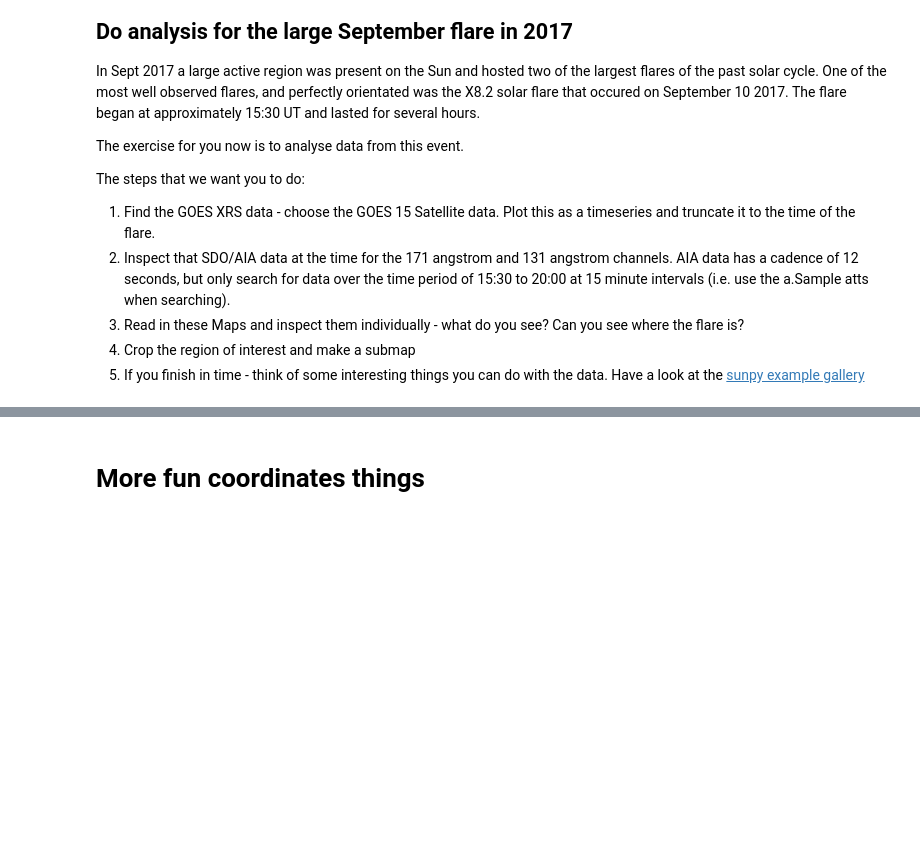
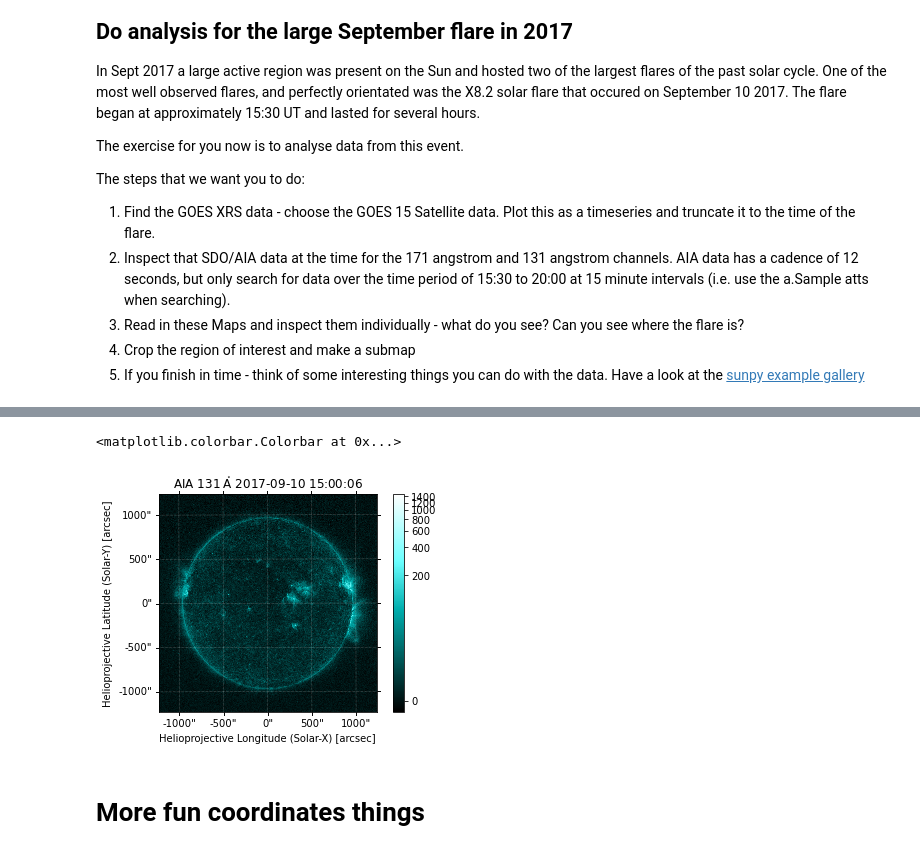
Before and after one commit to TCDSolar/STELLAR_SSW_tutorials, a Jupyter notebook: day1_solar_sources/solar_sources.ipynb, the cells around one changed output, grey strips where cells are left out. Drawn from its saved outputs; the diff is of its cells as text; code cells hidden in the pictures; blank space fills up the shorter version.

```diff
--- a/day1_solar_sources/solar_sources.ipynb
+++ b/day1_solar_sources/solar_sources.ipynb
@@ -925,3 +839,11 @@ plt.colorbar()
+# %%
+aia_maps_131 = sunpy.map.Map("/Users/laurahayes/SWW_tutorial/*131a*fits")
+# %%
+aia_maps_131[0].plot(clip_interval=(0.1, 100)*u.percent)
+plt.colorbar()
+# %% [output]
+<matplotlib.colorbar.Colorbar at 0x...>
+[figure, added]
 # %% [markdown]
  # More fun coordinates things
 # %% [markdown]
```
Also changed, not shown: parts of 48 cells of this notebook.
